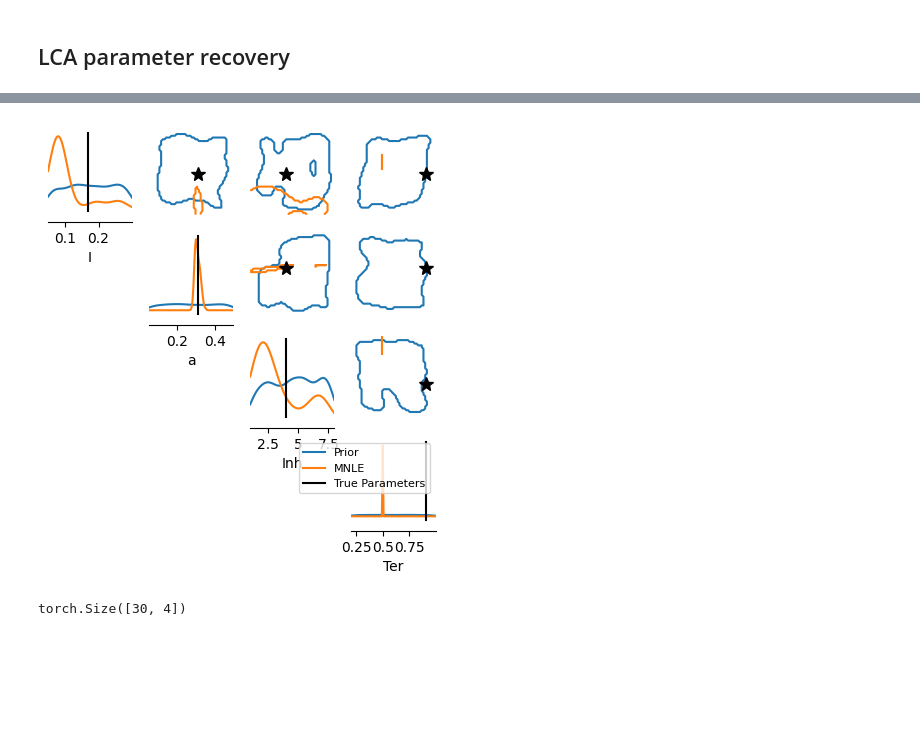
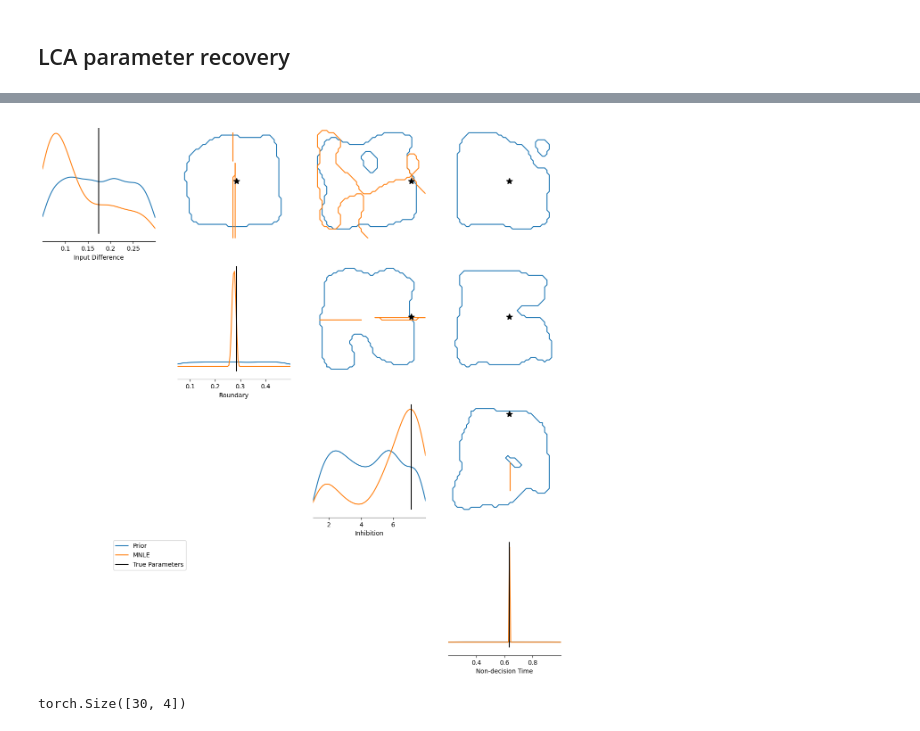
Before and after one commit to Jiashun97/sbi, a Jupyter notebook: IDM_LCA_all_param.ipynb, the cells around one changed output, grey strips where cells are left out. Cells and saved outputs as stored; diff of their text form; code cells hidden in the pictures; blank space fills up the shorter version.

```diff
--- a/IDM_LCA_all_param.ipynb
+++ b/IDM_LCA_all_param.ipynb
@@ -64,11 +25,11 @@ mcmc_parameters = dict(num_chains=50,thin=10,warmup_steps=50,init_strategy="prop
 # %%
 # inference with different x_o that has 10 trials
 #torch.manual_seed(41)
-num_trials = 500
-num_samples = 100
+num_trials = 1000
+num_samples = 200
 parameters_o = prior.sample((1,))
 #x_o = simul_IDM_mult_trial(np.array(parameters_o))
-x_o = simul_LCA_four_param(np.array(parameters_o.repeat(num_trials, 1)))
+x_o = simul_LCA_all_param(np.array(parameters_o.repeat(num_trials, 1)))
 # %%
 mnle_posterior = trainer.build_posterior(mnle, prior)
 
@@ -80,33 +37,8 @@ mnle_samples = mnle_posterior.sample((num_samples,), x=x_o)
-# %%
-#pair_plot(prior, mnle_samples, parameters_o,
-contour = 0.5
-
-fig, ax = pairplot(
-    [
-        prior.sample((1000,)),
-        mnle_samples,
-    ],
-    points=parameters_o,
-    diag="kde",
-    upper="contour",
-    kde_offdiag=dict(bins=50),
-    kde_diag=dict(bins=100),
-    #contour_offdiag=dict(levels=[contour]),
-    points_colors=["k"],
-    points_offdiag=dict(marker="*", markersize=10),
-    labels=['I', 'a','Inh','Ter'],
-    figsize=(5, 5)
-)
-
-#plt.sca(ax[1, 1])
-plt.legend(
-    ["Prior", "MNLE", 'True Parameters'],
-    #frameon=False,
-    fontsize=8,
-    loc = 1
-);
-# %% [output]
-[figure, removed]
+# %%
+pair_plot(prior, mnle_samples, parameters_o, figsize = (15,15), contour = 0.7,
+          labels=['Input Difference', 'Boundary','Inhibition', 'Non-decision Time'])
+# %% [output]
+[figure, added]
 # %%
 parameters = prior.sample((30,))
 parameters.shape
```
Also changed, not shown: parts of 8 cells of this notebook, 5 other files.
